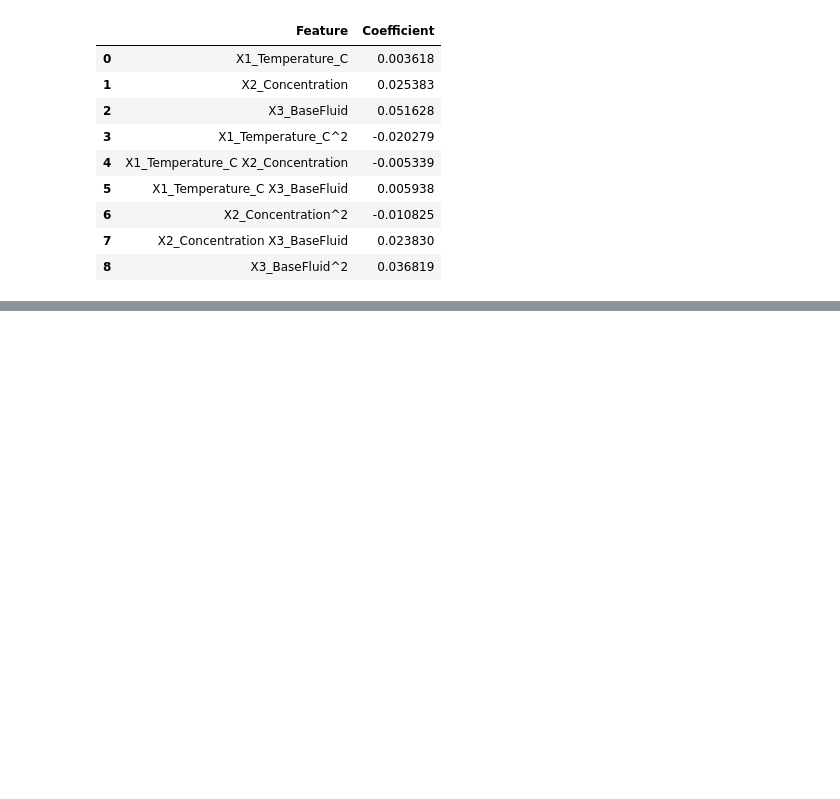
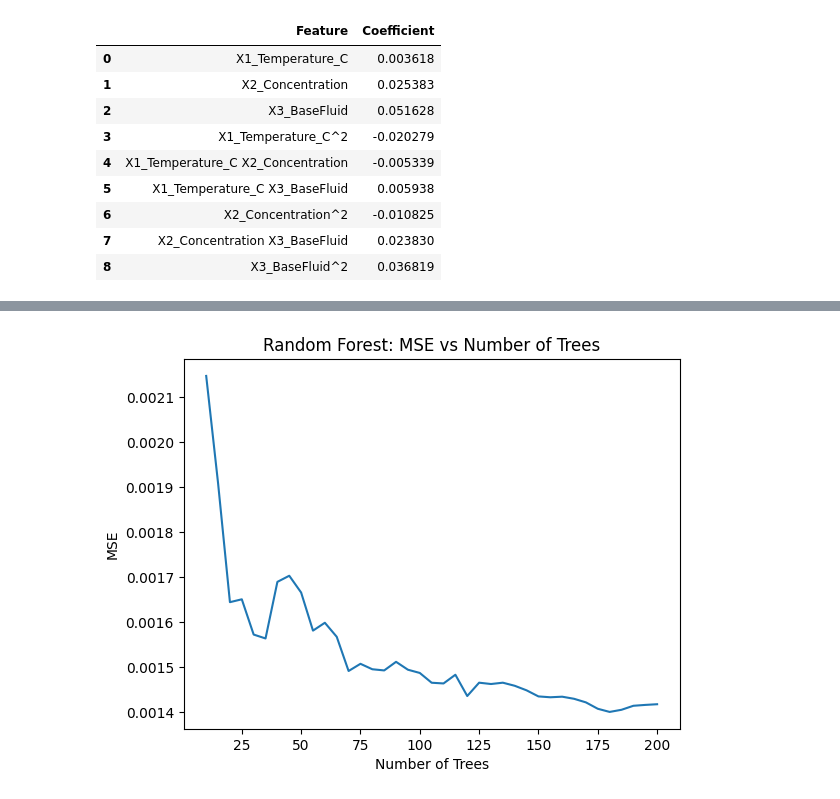
Before and after one commit to PSRINIVAS07/Basic-Chatbot, a Jupyter notebook: thermal_conductivity_model 4 models.ipynb, the cells around one changed output, grey strips where cells are left out. Cells and saved outputs as stored; diff of their text form; code cells hidden in the pictures; blank space fills up the shorter version.

```diff
--- a/thermal_conductivity_model 4 models.ipynb
+++ b/thermal_conductivity_model 4 models.ipynb
@@ -589,0 +588,27 @@ plt.show()
+# %%
+from sklearn.ensemble import RandomForestRegressor
+from sklearn.metrics import mean_squared_error
+import matplotlib.pyplot as plt
+import numpy as np
+
+# Increased the number of points for 'trees' to make the graph smoother and more detailed
+trees = range(10, 201, 5) # Changed step from 10 to 5
+mse_rf = []
+
+for t in trees:
+    model = RandomForestRegressor(
+        n_estimators=t,
+        random_state=42
+    )
+    model.fit(X_train, y_train)
+    y_pred = model.predict(X_test)
+    mse_rf.append(mean_squared_error(y_test, y_pred))
+
+plt.figure()
+plt.plot(trees, mse_rf)
+plt.xlabel("Number of Trees")
+plt.ylabel("MSE")
+plt.title("Random Forest: MSE vs Number of Trees")
+plt.show()
+# %% [output]
+[figure, added]
```
Also changed, not shown: parts of 6 cells of this notebook.
